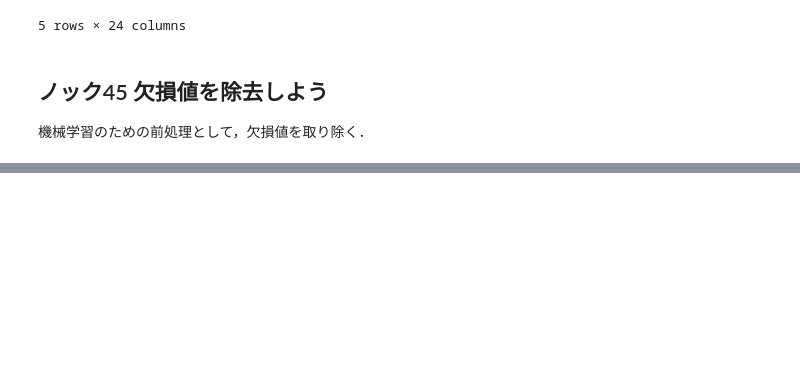
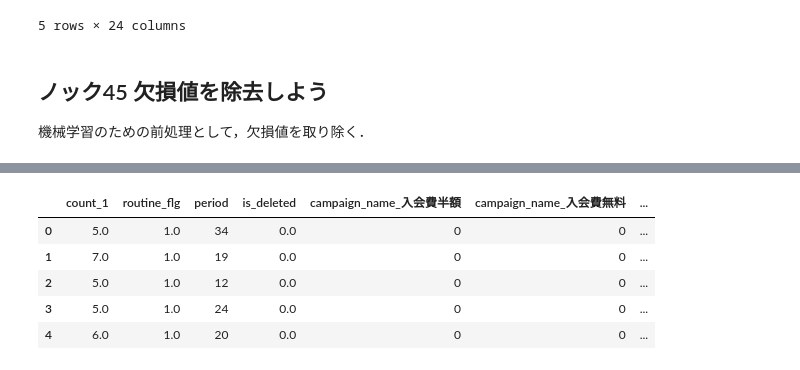
Before and after one commit to color-kurenawi/practical_data_analysis_100, a Jupyter notebook: chapter_05.ipynb, the cells around one changed output, grey strips where cells are left out. Drawn from its saved outputs; the diff is of its cells as text; code cells hidden in the pictures; blank space fills up the shorter version.

```diff
--- a/chapter_05.ipynb
+++ b/chapter_05.ipynb
@@ -184,0 +209,12 @@ dtype: int64
+# %%
+del predict_data["campaign_name_通常"]
+del predict_data["class_name_ナイト"]
+del predict_data["gender_M"]
+predict_data.head()
+# %% [output]
+|  | count_1 | routine_flg | period | is_deleted | campaign_name_入会費半額 | campaign_name_入会費無料 | ... |
+| 0 | 5.0 | 1.0 | 34 | 0.0 | 0 | 0 | ... |
+| 1 | 7.0 | 1.0 | 19 | 0.0 | 0 | 0 | ... |
+| 2 | 5.0 | 1.0 | 12 | 0.0 | 0 | 0 | ... |
+| 3 | 5.0 | 1.0 | 24 | 0.0 | 0 | 0 | ... |
+| 4 | 6.0 | 1.0 | 20 | 0.0 | 0 | 0 | ... |
```
Also changed, not shown: parts of 8 cells of this notebook.
